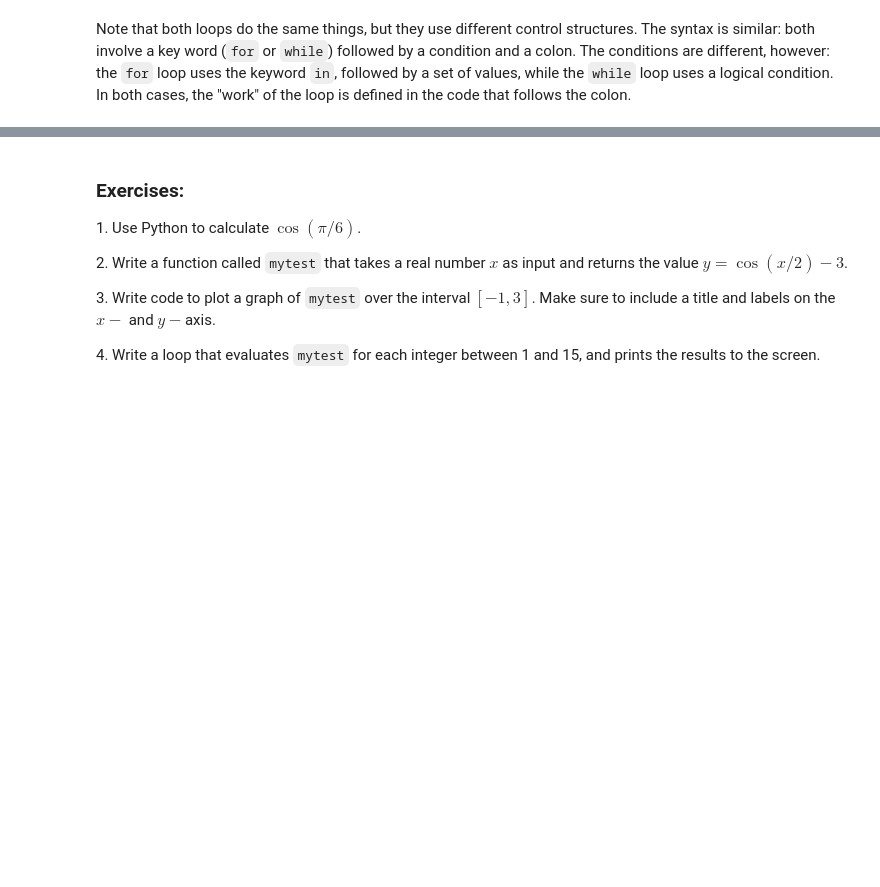
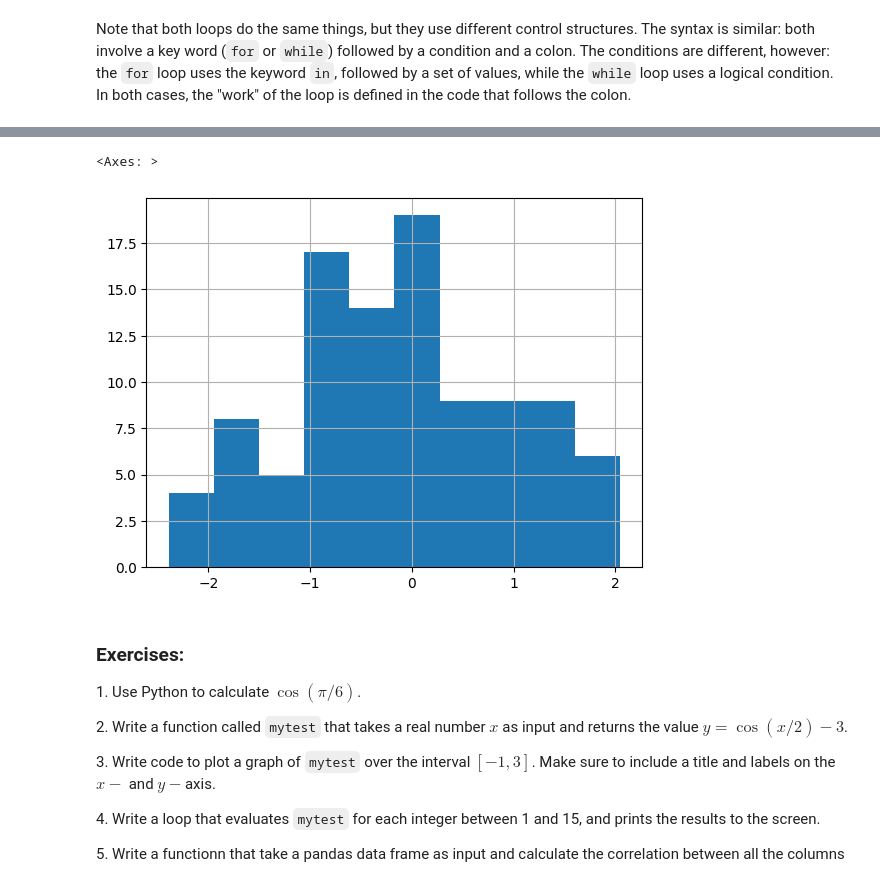
Before and after one commit to TheEvergreenStateCollege/upper-division-cs-24-25, a Jupyter notebook: da-25wi/class_demos/short_python_tutorial.ipynb, the cells around one changed output, grey strips where cells are left out. Cells and saved outputs as stored; diff of their text form; code cells hidden in the pictures; blank space fills up the shorter version.

```diff
--- a/da-25wi/class_demos/short_python_tutorial.ipynb
+++ b/da-25wi/class_demos/short_python_tutorial.ipynb
@@ -229,0 +348,4 @@ Note that both loops do the same things, but they use different control structur
+# %%
+# let's generate an array of random  numbers
+random_array = np.random.randn(100, 5)
+random_array[0:5, :]
@@ -229,0 +358,6 @@ Note that both loops do the same things, but they use different control structur
+# %%
+# And now let's store this array as a Pandas dataframe
+import pandas as pd
+
+df = pd.DataFrame(random_array, columns=['var1', 'var2', 'var3', 'var4', 'var5'])
+df.head(5)
@@ -230,3 +396,9 @@ Note that both loops do the same things, but they use different control structur
+# %%
+# pandas data frames include their own plotting  methods
+df['var1'].hist()
+# %% [output]
+<Axes: >
+[figure, added]
 # %% [markdown]
 ### Exercises:
 
@@ -237,3 +409,5 @@ Note that both loops do the same things, but they use different control structur
 3\. Write  code to plot a graph of `mytest` over the interval $[-1,3]$. Make sure to include a title and labels on the $x-$ and $y-$axis.
 
 4\.  Write a loop that evaluates `mytest` for each integer between 1 and 15, and prints the results to the screen.
+
+5\. Write a functionn that take a pandas data frame as input and calculate the correlation between all the columns
```
Also changed, not shown: parts of 38 cells of this notebook, 1 other file.
